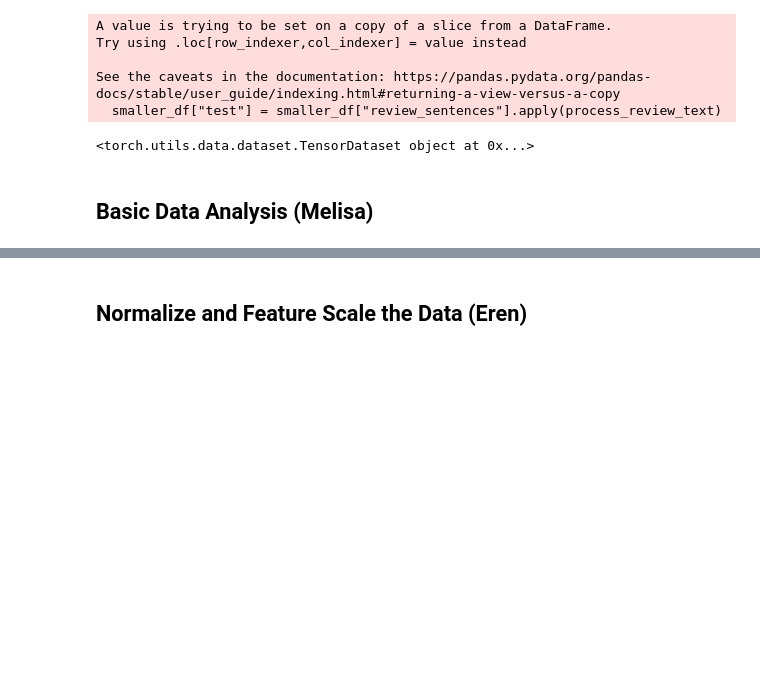
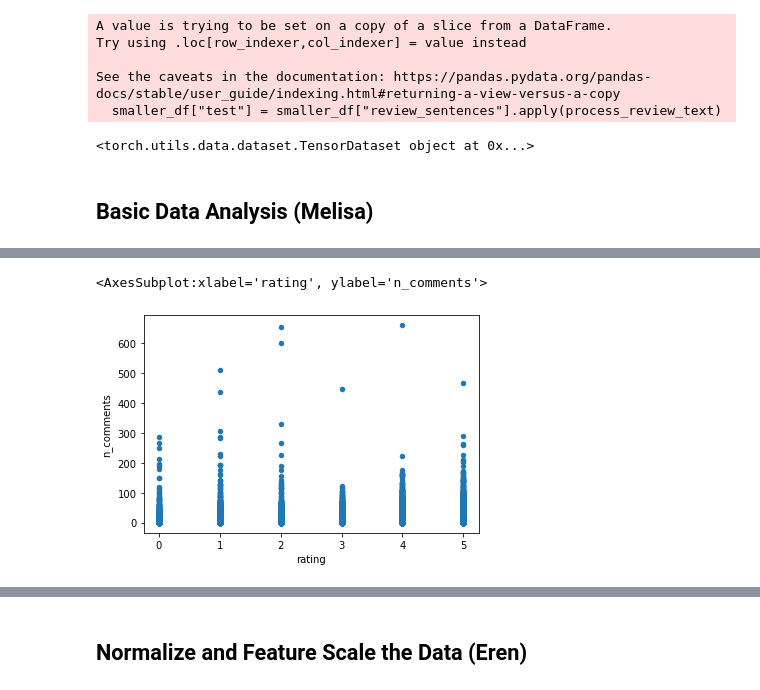
Before and after one commit to erenolg/Group_11, a Jupyter notebook: preprocessing.ipynb, the cells around one changed output, grey strips where cells are left out. Drawn from its saved outputs; the diff is of its cells as text; code cells hidden in the pictures; blank space fills up the shorter version.

```diff
--- a/preprocessing.ipynb
+++ b/preprocessing.ipynb
@@ -153,0 +194,5 @@ print(smaller_df["test"][1])
+# %%
+df.plot(kind='scatter', x='rating', y='n_comments')
+# %% [output]
+<AxesSubplot:xlabel='rating', ylabel='n_comments'>
+[figure, added]
```
Also changed, not shown: parts of 6 cells of this notebook, 1 other file.
